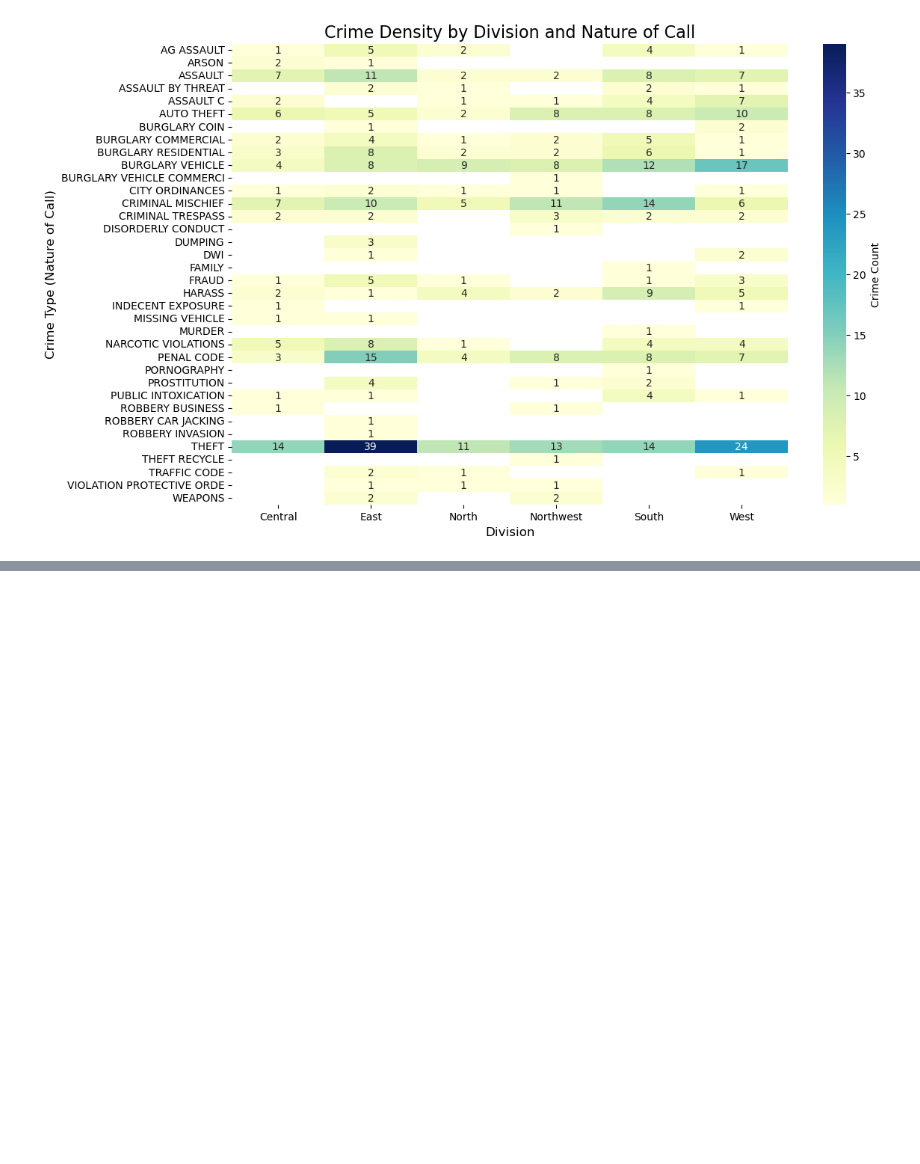
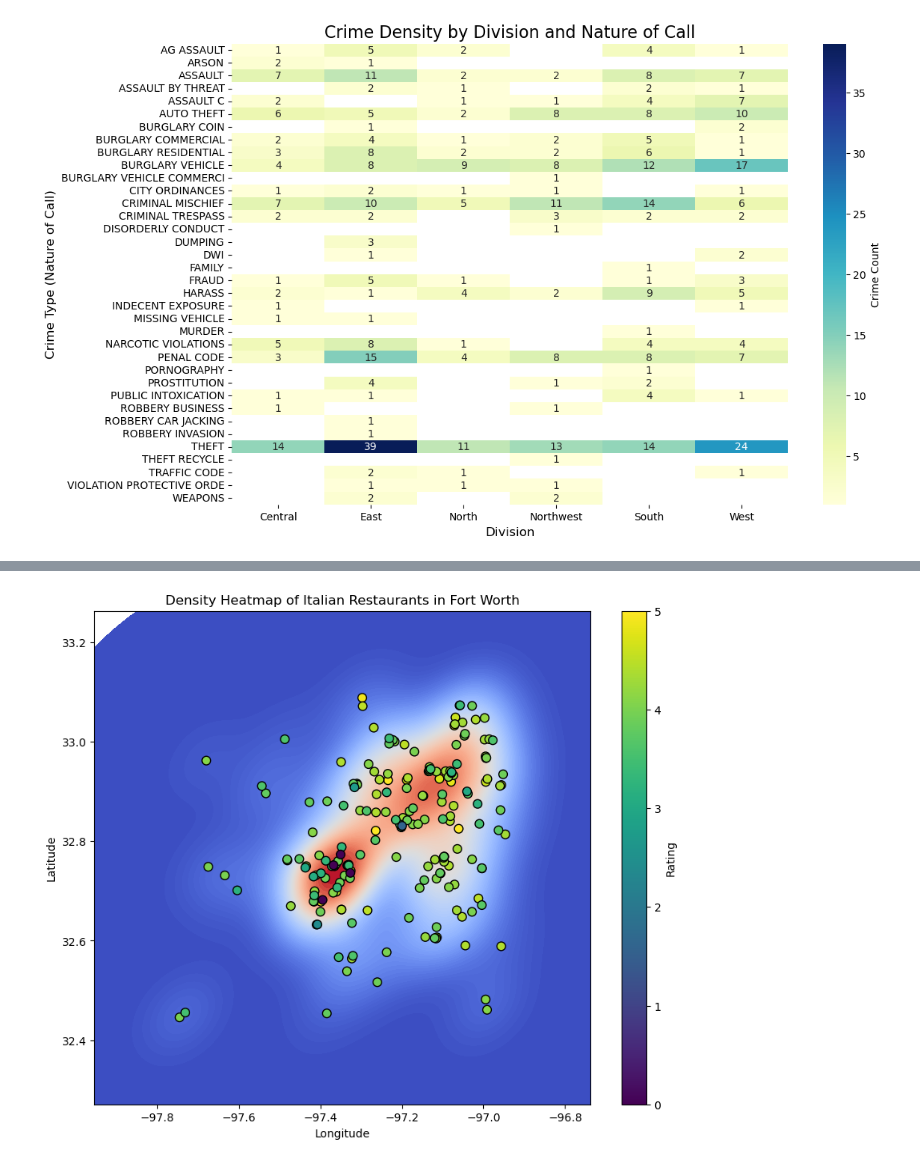
Before and after one commit to alex-a11ahar/italian_resturant_analysis, a Jupyter notebook: Assignment1.ipynb, the cells around one changed output, grey strips where cells are left out. Saved outputs shown, nothing was run; the diff lists cells and outputs as text; code cells hidden in the pictures; blank space fills up the shorter version.

```diff
--- a/Assignment1.ipynb
+++ b/Assignment1.ipynb
@@ -113,0 +84,20 @@ memory usage: 1.5+ MB
+# %%
+# Define the API URL
+url = "https://data.fortworthtexas.gov/resource/ruhd-2sjc.json"
+
+# Send a GET request to the API
+response = requests.get(url)
+
+# Check if the request was successful (status code 200)
+if response.status_code == 200:
+    # Load the JSON data into a list of dictionaries
+    data = response.json()
+
+    # Convert the list of dictionaries into a DataFrame
+    df = pd.DataFrame(data)
+
+else:
+    print(f"Error: {response.status_code}")
+
+# Print all coloumn names
+print(df.columns)
@@ -300,0 +309,9 @@ Due to this, the safest location to open would be in the north division of Fort
+# %%
+# Define the Yelp API URL
+url = "https://api.yelp.com/v3/businesses/search"
+
+# Yelp API key
+YELP_API_KEY = "zkSIFH90yceqWskaNK4m3RXf4n6SUQYChOc0in3xLXC089-3LEBMBSpI8LVALGtdOhevxhHFWJaO0wun9DEpdNFsvv5cotUS_PDxp_cETEWKeU95YXYK8EHKq4yyZ3Yx"
+
+# Set headers with API Key (Make sure to replace 'YELP_API_KEY' with your actual API key)
+headers = {"Authorization": f"Bearer {YELP_API_KEY}"}
@@ -300,0 +445,13 @@ Due to this, the safest location to open would be in the north division of Fort
+# %%
+# Plotting the Density Heatmap of Italian Restaurants in Fort Worth based on their Ratings
+
+plt.figure(figsize=(10, 8))
+sns.kdeplot(x=df['Longitude'], y=df['Latitude'], cmap="coolwarm", fill=True, thresh=0, levels=100)
+plt.scatter(df['Longitude'], df['Latitude'], c=df['Rating'], cmap="viridis", edgecolor='k', s=60)
+plt.colorbar(label='Rating')
+plt.title('Density Heatmap of Italian Restaurants in Fort Worth')
+plt.xlabel('Longitude')
+plt.ylabel('Latitude')
+plt.show()
+# %% [output]
+[figure, added]
```
Also changed, not shown: parts of 32 cells of this notebook, 1 other file.
